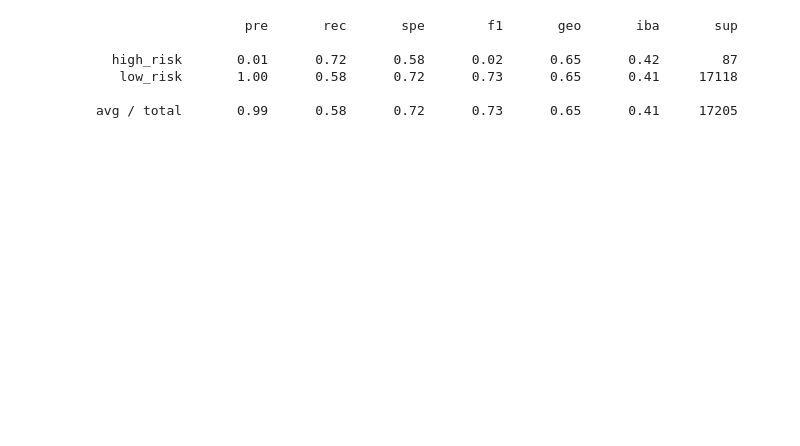
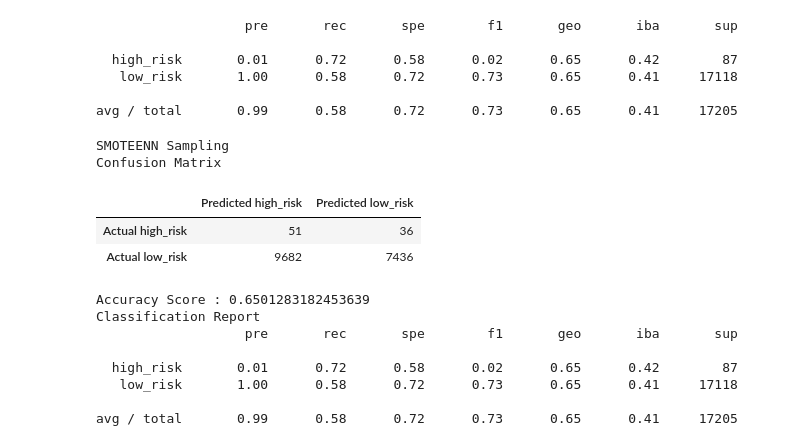
Before and after one commit to goatgirl86/17_Sup_Machine_Learning, a Jupyter notebook: Challenge/Module-17-Challenge-Resources/credit_risk_resampling.ipynb, the cells around one changed output. Cells and saved outputs as stored; diff of their text form; code cells hidden in the pictures; blank space fills up the shorter version.

```diff
--- a/Challenge/Module-17-Challenge-Resources/credit_risk_resampling.ipynb
+++ b/Challenge/Module-17-Challenge-Resources/credit_risk_resampling.ipynb
@@ -340,3 +398,25 @@ print(classification_report_imbalanced(y_test, y_pred))
    low_risk       1.00      0.58      0.72      0.73      0.65      0.41     17118
 
 avg / total       0.99      0.58      0.72      0.73      0.65      0.41     17205
+# %%
+# Displaying SMOTEEN results
+print("SMOTEENN Sampling")
+print("Confusion Matrix")
+display(cm_df)
+print(f"Accuracy Score : {acc_score}")
+print("Classification Report")
+print(classification_report_imbalanced(y_test, y_pred))
+# %% [output]
+SMOTEENN Sampling
+Confusion Matrix
+|  | Predicted high_risk | Predicted low_risk |
+| Actual high_risk | 51 | 36 |
+| Actual low_risk | 9682 | 7436 |
+Accuracy Score : 0.6501283182453639
+Classification Report
+                   pre       rec       spe        f1       geo       iba       sup
+
+  high_risk       0.01      0.72      0.58      0.02      0.65      0.42        87
+   low_risk       1.00      0.58      0.72      0.73      0.65      0.41     17118
+
+avg / total       0.99      0.58      0.72      0.73      0.65      0.41     17205
```
Also changed, not shown: parts of 10 cells of this notebook, 1 other file.
